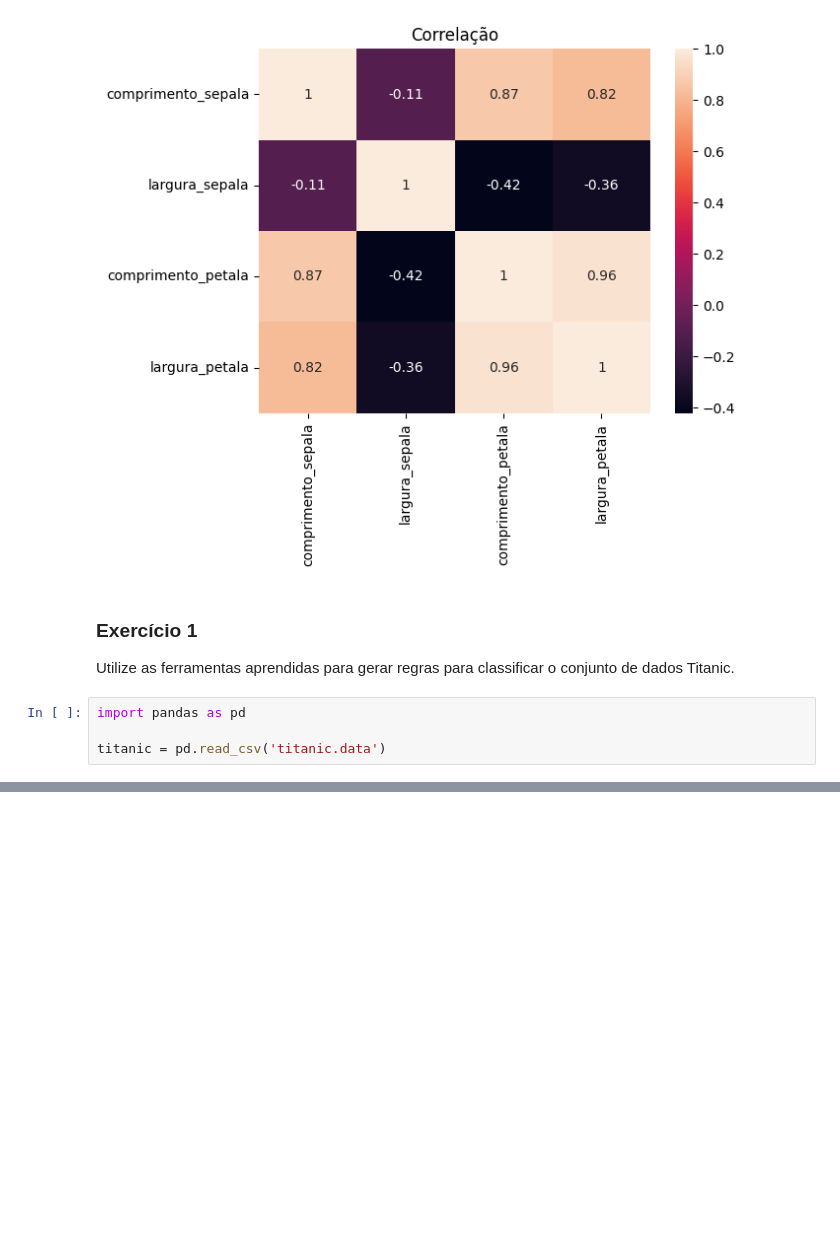
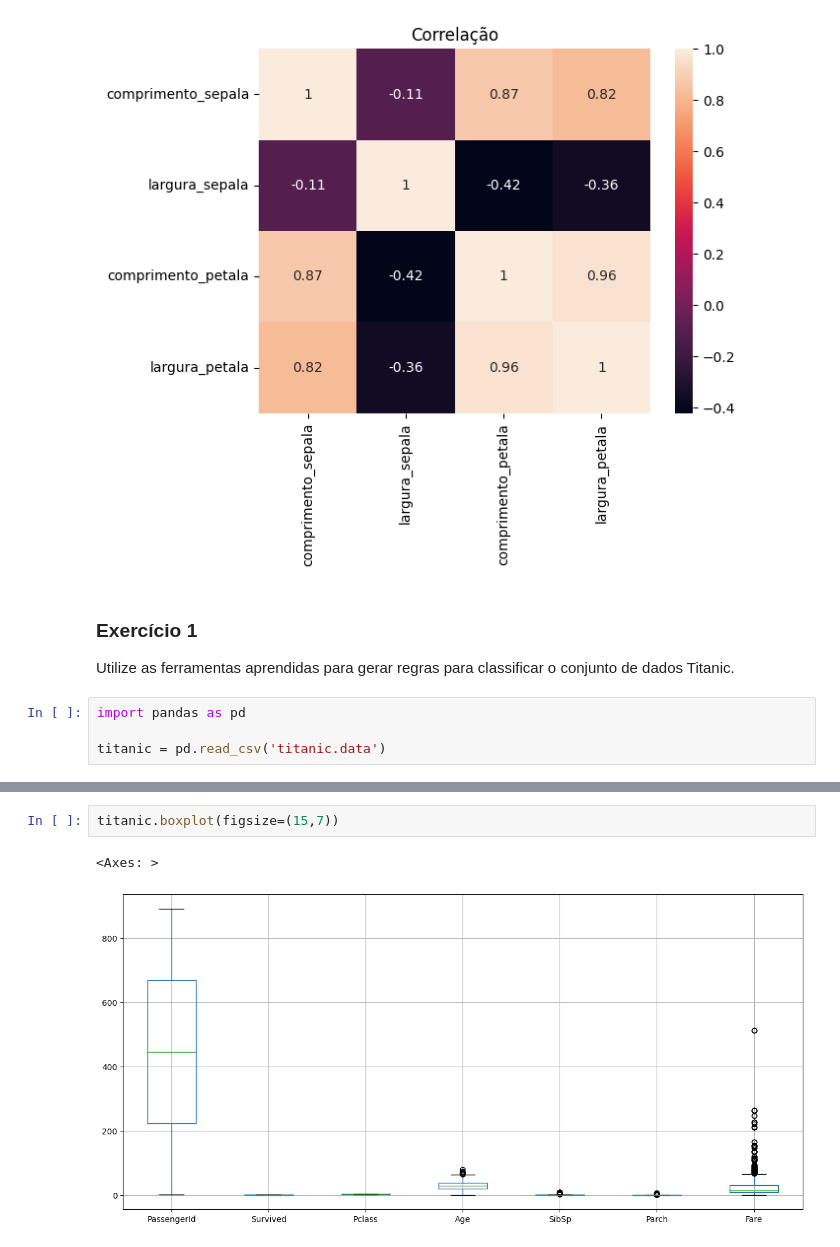
Before and after one commit to luadeprataart/Reconhecimento-de-Padroes, a Jupyter notebook: 03_Analise_Exploratoria.ipynb, the cells around one changed output, grey strips where cells are left out. Cells and saved outputs as stored; diff of their text form; blank space fills up the shorter version.

```diff
--- a/03_Analise_Exploratoria.ipynb
+++ b/03_Analise_Exploratoria.ipynb
@@ -203,0 +244,5 @@ titanic = pd.read_csv('titanic.data')
+# %%
+titanic.boxplot(figsize=(15,7))
+# %% [output]
+<Axes: >
+[figure, added]
```
Also changed, not shown: parts of 12 cells of this notebook.
